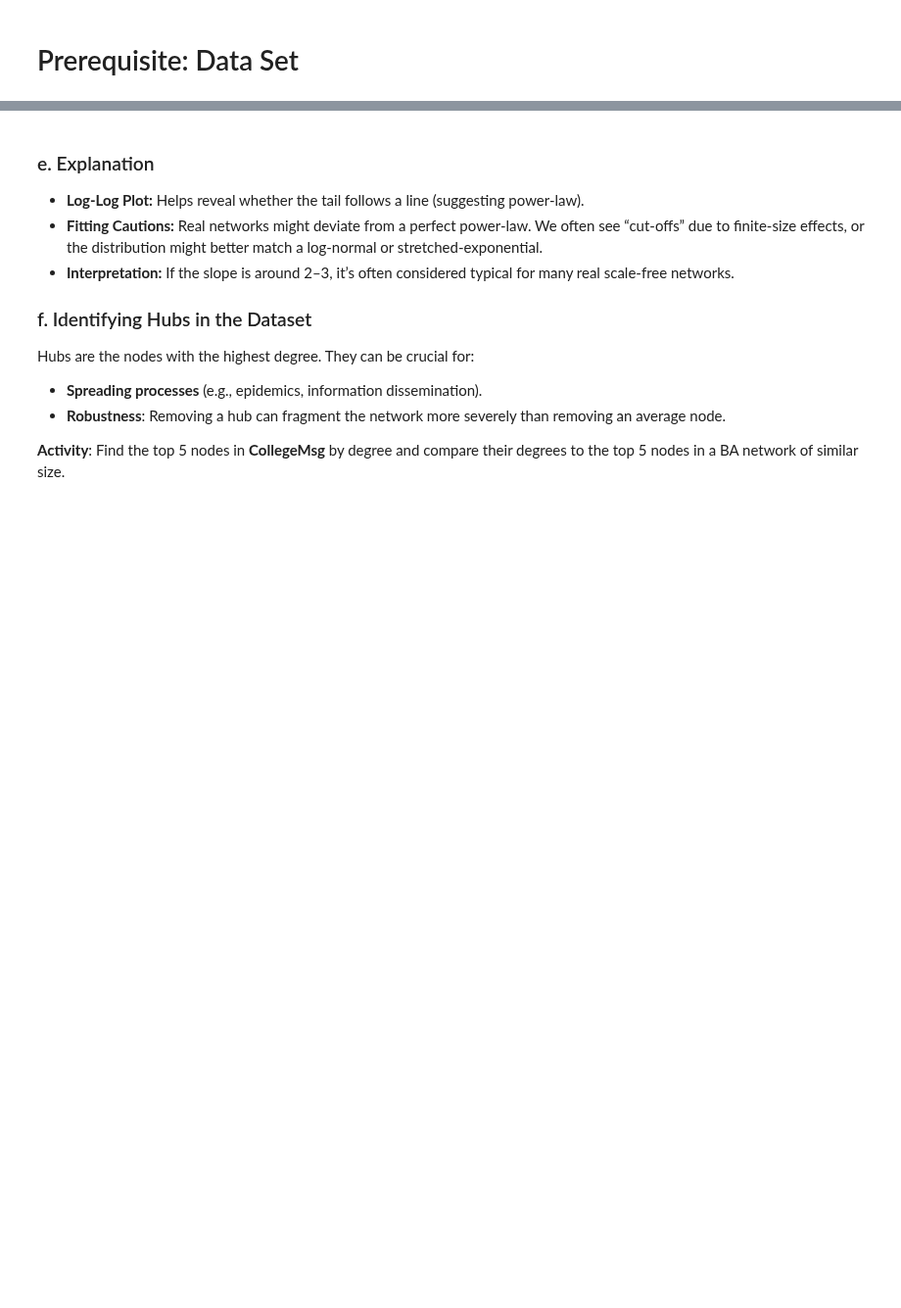
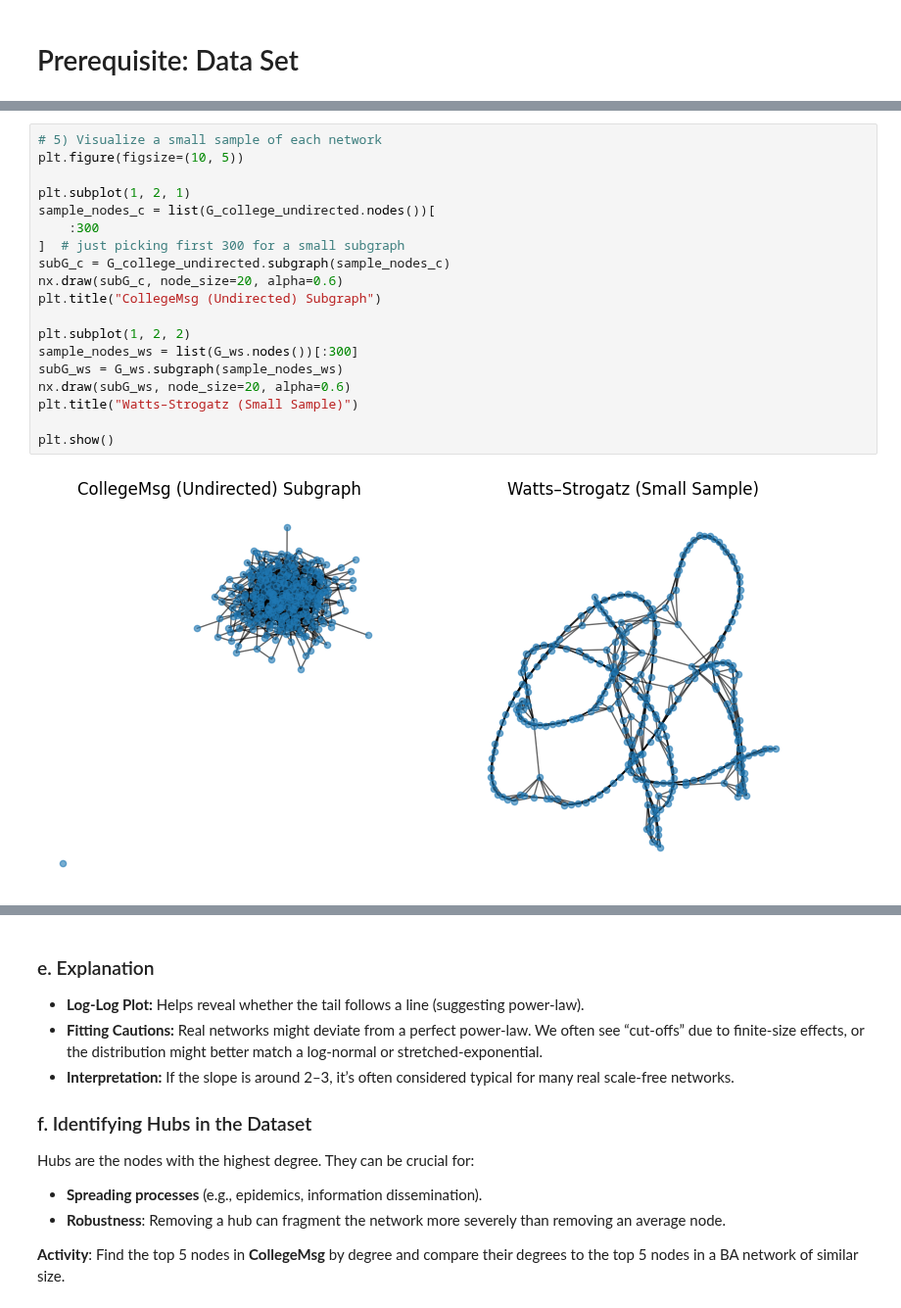
Before and after one commit to bgbg/ML-on-Graphs, a Jupyter notebook: 5_Network_Formation_Models.ipynb, the cells around one changed output, grey strips where cells are left out. Shown at 98% size. Drawn from its saved outputs; the diff is of its cells as text; blank space fills up the shorter version.

```diff
--- a/5_Network_Formation_Models.ipynb
+++ b/5_Network_Formation_Models.ipynb
@@ -1253,0 +580,21 @@ Estimated power-law exponent alpha (rough): -1.544754261690908
+# %%
+# 5) Visualize a small sample of each network
+plt.figure(figsize=(10, 5))
+
+plt.subplot(1, 2, 1)
+sample_nodes_c = list(G_college_undirected.nodes())[
+    :300
+]  # just picking first 300 for a small subgraph
+subG_c = G_college_undirected.subgraph(sample_nodes_c)
+nx.draw(subG_c, node_size=20, alpha=0.6)
+plt.title("CollegeMsg (Undirected) Subgraph")
+
+plt.subplot(1, 2, 2)
+sample_nodes_ws = list(G_ws.nodes())[:300]
+subG_ws = G_ws.subgraph(sample_nodes_ws)
+nx.draw(subG_ws, node_size=20, alpha=0.6)
+plt.title("Watts–Strogatz (Small Sample)")
+
+plt.show()
+# %% [output]
+[figure, added]
```
Also changed, not shown: parts of 101 cells of this notebook, 1 other file.
